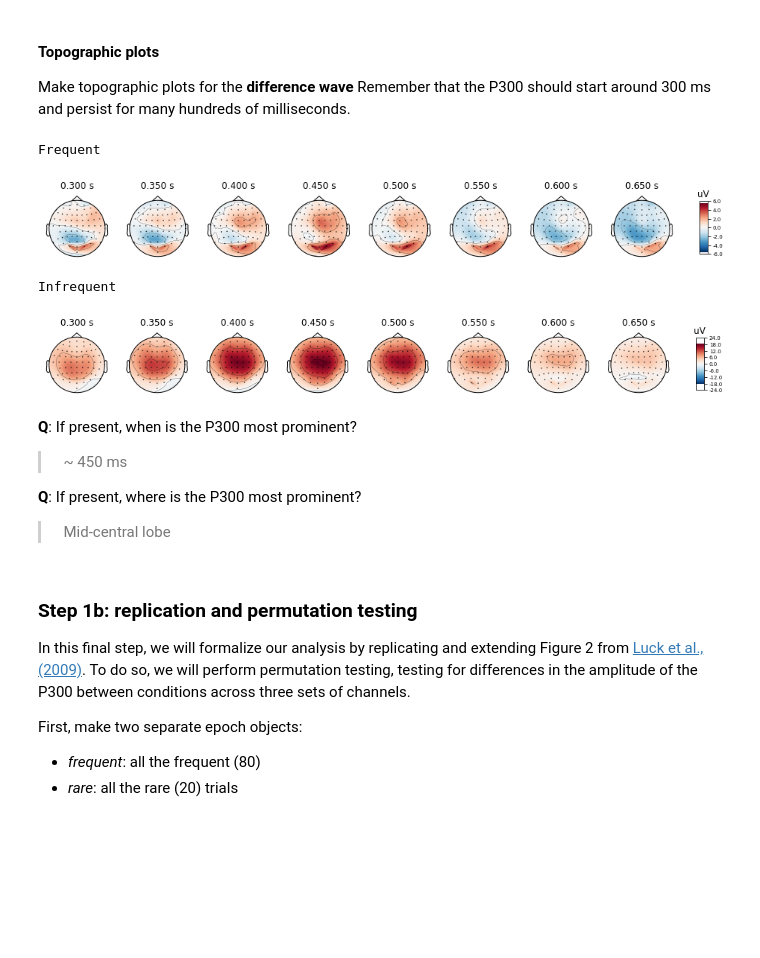
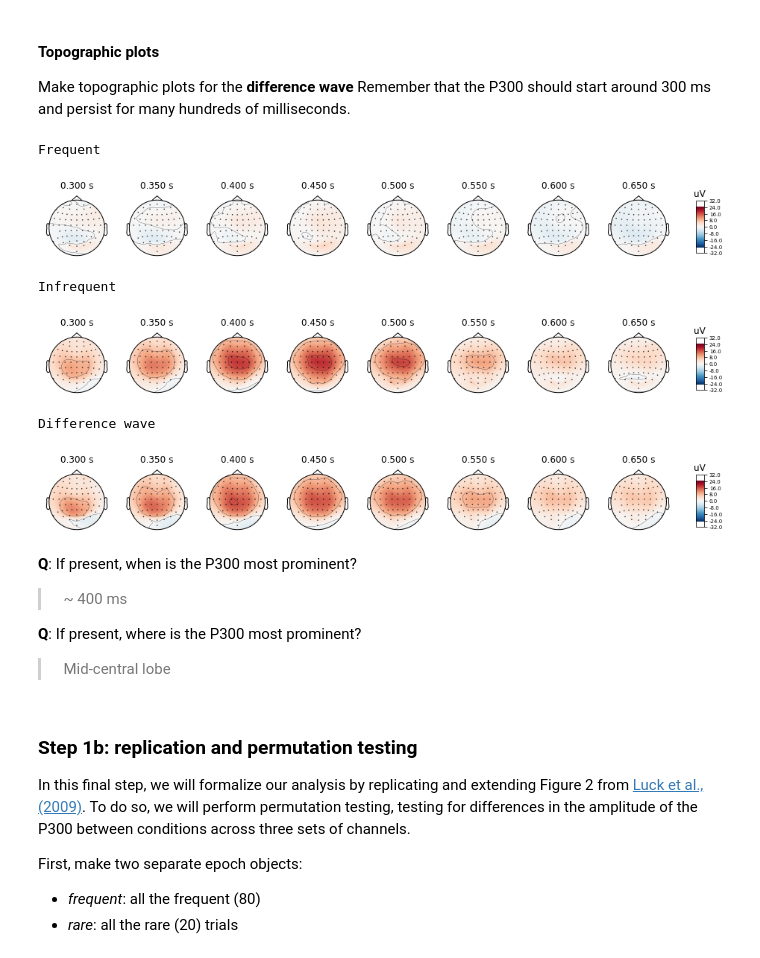
Before and after one commit to karnigili/pni-courses, a Jupyter notebook: 502b/eeg-ps1/eeg-analysis.ipynb, the cells around one changed output. Drawn from its saved outputs; the diff is of its cells as text; code cells hidden in the pictures; blank space fills up the shorter version.

```diff
--- a/502b/eeg-ps1/eeg-analysis.ipynb
+++ b/502b/eeg-ps1/eeg-analysis.ipynb
@@ -105,21 +107,34 @@ plt.show()
 # %% [markdown]
 #### Topographic plots
 Make topographic plots for the **difference wave**  Remember that the P300 should start around 300 ms and persist for many hundreds of milliseconds.
+# %%
+difference_wave = combine_evoked([erp_freq_avg, erp_infreq_avg],
+                                 [-1,1])
 # %%
 # Plot scalp topographies
 print('Frequent')
-erp_freq_avg.plot_topomap(times=np.arange(0.3,.7,0.05));
+erp_freq_avg.plot_topomap(times=np.arange(0.3,.7,0.05),
+                         vmin=-25, vmax=25)
 print('Infrequent')
-erp_infreq_avg.plot_topomap(times=np.arange(0.3,.7,0.05));
+erp_infreq_avg.plot_topomap(times=np.arange(0.3,.7,0.05),
+                         vmin=-25, vmax=25)
+
+print('Difference wave')
+difference_wave.plot_topomap(times=np.arange(0.3,.7,0.05),
+                         vmin=-25, vmax=25)
+
+plt.show()
 # %% [output]
 Frequent
-[figure, old version]
+[figure, new version]
 Infrequent
-[figure, old version]
+[figure, new version]
+Difference wave
+[figure, added]
 # %% [markdown]
 **Q**: If present, when is the P300 most prominent?
 
-> &nbsp; ~ 450 ms
+> &nbsp; ~ 400 ms
 
 **Q**: If present, where is the P300 most prominent?
 
```
Also changed, not shown: parts of 1 cell of this notebook, 40 other files.
